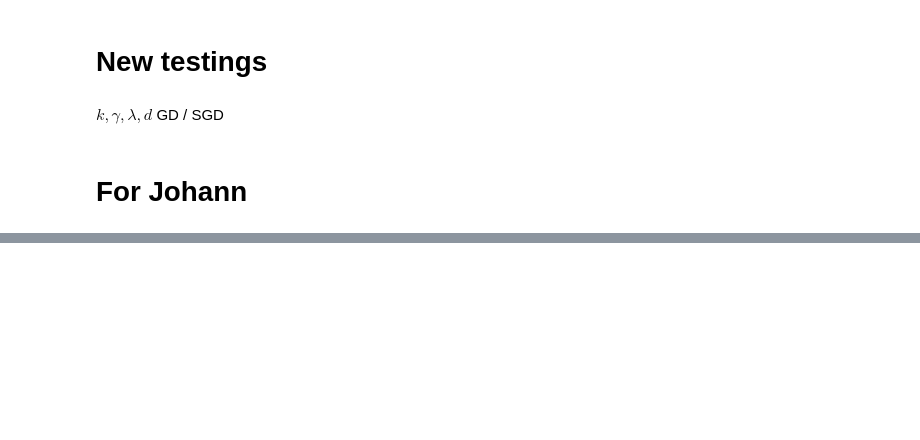
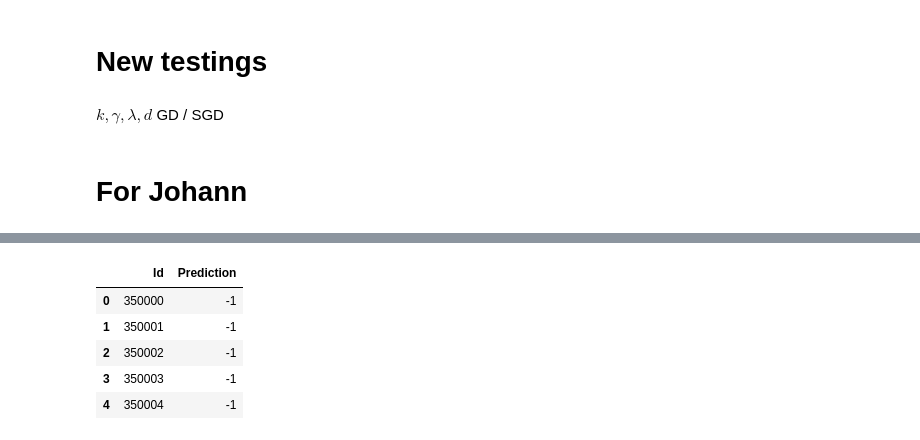
Before and after one commit to Tesa27/ML_project1, a Jupyter notebook: Implementations_v2-Copy1.ipynb, the cells around one changed output, grey strips where cells are left out. Cells and saved outputs as stored; diff of their text form; code cells hidden in the pictures; blank space fills up the shorter version.

```diff
--- a/Implementations_v2-Copy1.ipynb
+++ b/Implementations_v2-Copy1.ipynb
@@ -1335,0 +1042,11 @@ df.to_csv("testKKN.csv")
+# %%
+submission = pd.read_csv('./data/sample-submission.csv')
+# %%
+submission.head()
+# %% [output]
+|  | Id | Prediction |
+| 0 | 350000 | -1 |
+| 1 | 350001 | -1 |
+| 2 | 350002 | -1 |
+| 3 | 350003 | -1 |
+| 4 | 350004 | -1 |
```
Also changed, not shown: parts of 90 cells of this notebook.
